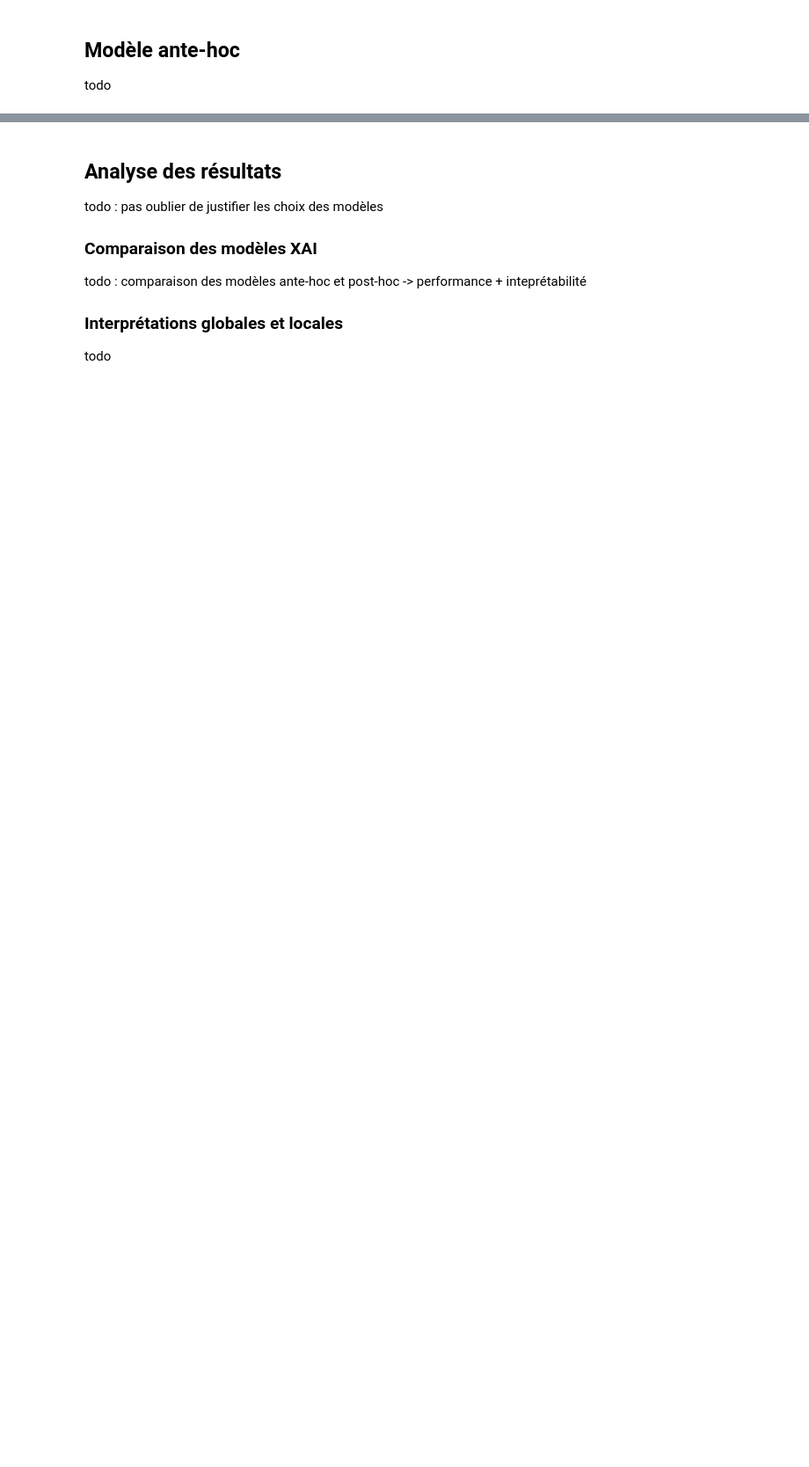
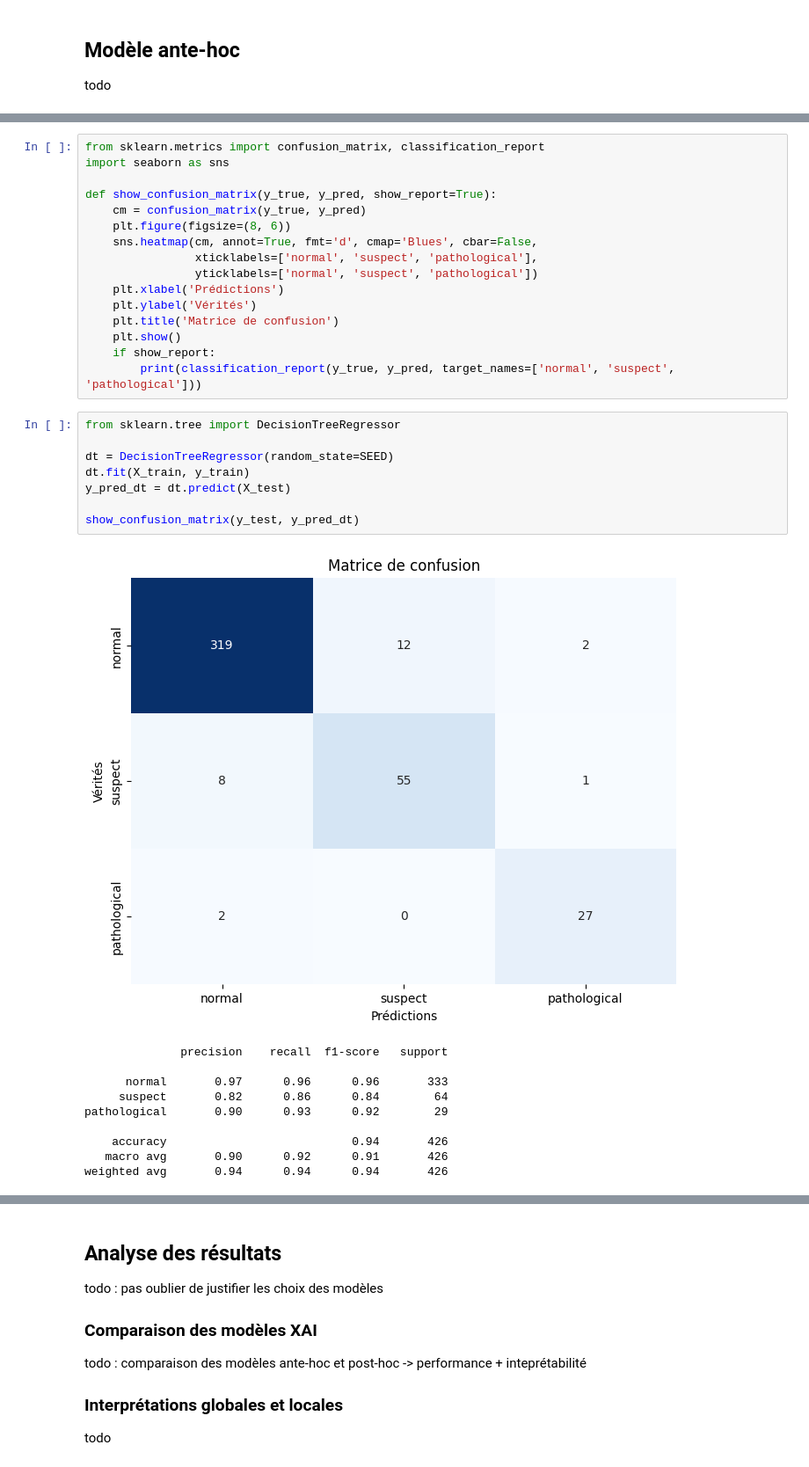
Before and after one commit to Raynobrak/heigvd-labos-xai, a Jupyter notebook: mini-projet/ançay-charbonnier-analyse-semiconducteurs.ipynb, the cells around one changed output, grey strips where cells are left out. Shown at 88% size. Saved outputs shown, nothing was run; the diff lists cells and outputs as text; blank space fills up the shorter version.

```diff
--- a/mini-projet/ançay-charbonnier-analyse-semiconducteurs.ipynb
+++ b/mini-projet/ançay-charbonnier-analyse-semiconducteurs.ipynb
@@ -86,0 +137,35 @@ todo
+# %%
+from sklearn.metrics import confusion_matrix, classification_report
+import seaborn as sns
+
+def show_confusion_matrix(y_true, y_pred, show_report=True):
+    cm = confusion_matrix(y_true, y_pred)
+    plt.figure(figsize=(8, 6))
+    sns.heatmap(cm, annot=True, fmt='d', cmap='Blues', cbar=False,
+                xticklabels=['normal', 'suspect', 'pathological'],
+                yticklabels=['normal', 'suspect', 'pathological'])
+    plt.xlabel('Prédictions')
+    plt.ylabel('Vérités')
+    plt.title('Matrice de confusion')
+    plt.show()
+    if show_report:
+        print(classification_report(y_true, y_pred, target_names=['normal', 'suspect', 'pathological']))
+# %%
+from sklearn.tree import DecisionTreeRegressor
+
+dt = DecisionTreeRegressor(random_state=SEED)
+dt.fit(X_train, y_train)
+y_pred_dt = dt.predict(X_test)
+
+show_confusion_matrix(y_test, y_pred_dt)
+# %% [output]
+[figure, added]
+              precision    recall  f1-score   support
+
+      normal       0.97      0.96      0.96       333
+     suspect       0.82      0.86      0.84        64
+pathological       0.90      0.93      0.92        29
+
+    accuracy                           0.94       426
+   macro avg       0.90      0.92      0.91       426
+weighted avg       0.94      0.94      0.94       426
```
Also changed, not shown: parts of 22 cells of this notebook.
